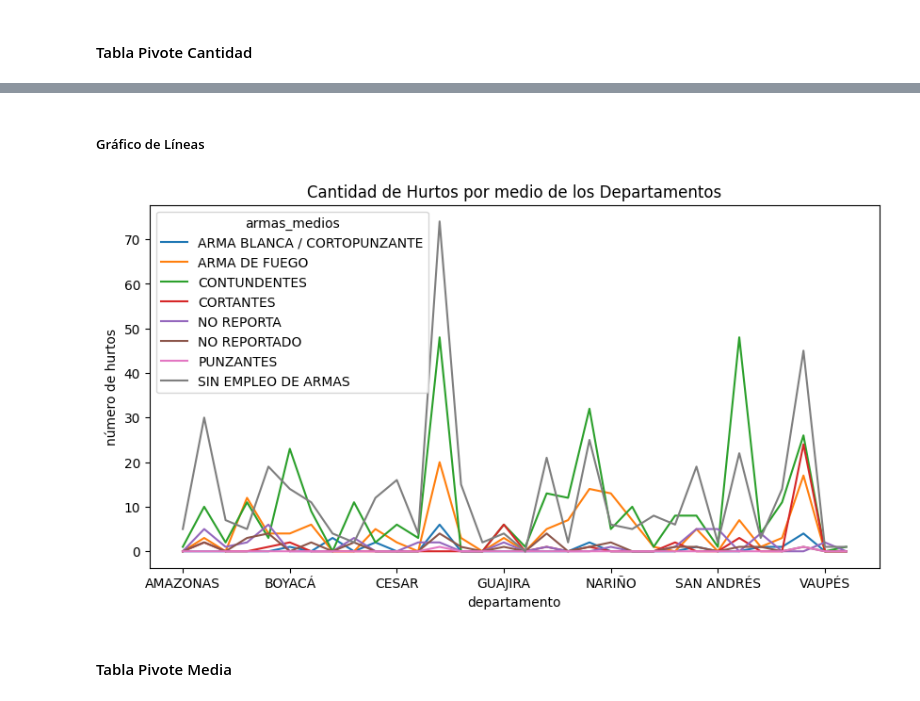
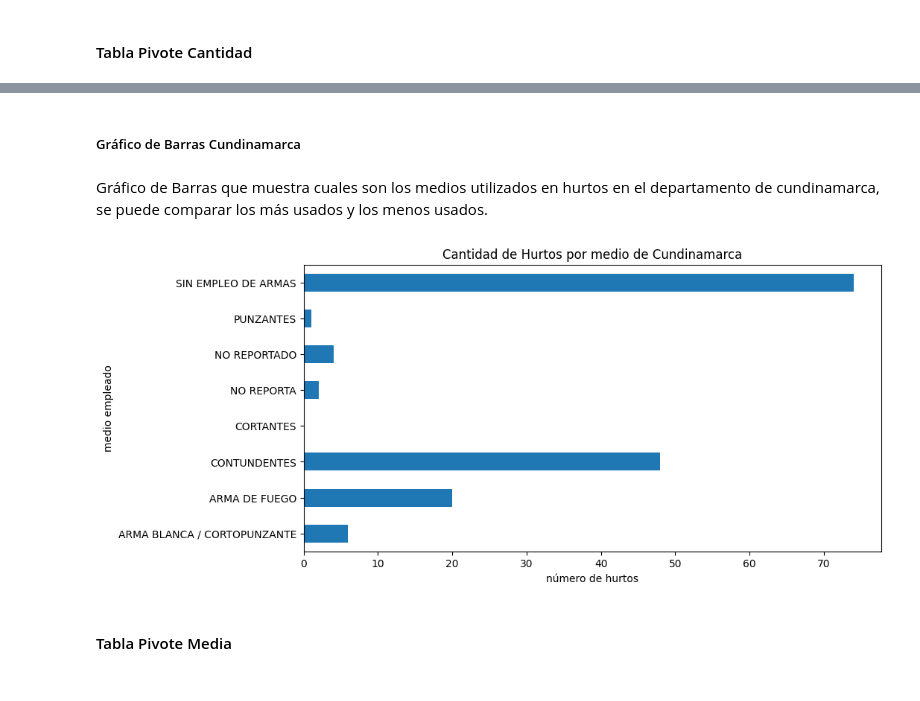
Before and after one commit to andersonjalvarado/Actividad_Dataframes_Pandas, a Jupyter notebook: Actividad_Dataframes_Pandas.ipynb, the cells around one changed output, grey strips where cells are left out. Cells and saved outputs as stored; diff of their text form; code cells hidden in the pictures.

```diff
--- a/Actividad_Dataframes_Pandas.ipynb
+++ b/Actividad_Dataframes_Pandas.ipynb
@@ -594,14 +603,17 @@ medio_dpto
 | VAUPÉS | 0 | 0 | 0 | 0 | 2 | 0 | ... |
 | VICHADA | 0 | 0 | 1 | 0 | 0 | 0 | ... |
 # %% [markdown]
-##### Gráfico de Líneas
+##### Gráfico de Barras Cundinamarca
+# %% [markdown]
+Gráfico de Barras que muestra cuales son los medios utilizados en hurtos en el departamento de cundinamarca, se puede comparar los más usados y los menos usados.
 # %%
 #Gráfico de líneas cantidad de hurtos por fecha
-lin_medio_dpto = medio_dpto.plot(figsize=(10, 5));
-lin_medio_dpto.set_title('Cantidad de Hurtos por medio de los Departamentos')
-lin_medio_dpto.set_ylabel('número de hurtos');
+lin_medio_dpto = medio_dpto.loc['CUNDINAMARCA'].plot(kind="barh", figsize=(10, 5));
+lin_medio_dpto.set_title('Cantidad de Hurtos por medio de Cundinamarca')
+lin_medio_dpto.set_ylabel('medio empleado')
+lin_medio_dpto.set_xlabel('número de hurtos');
 # %% [output]
-[figure, old version]
+[figure, new version]
 # %% [markdown]
 #### Tabla Pivote Media
 # %%
```
Also changed, not shown: parts of 7 cells of this notebook.
